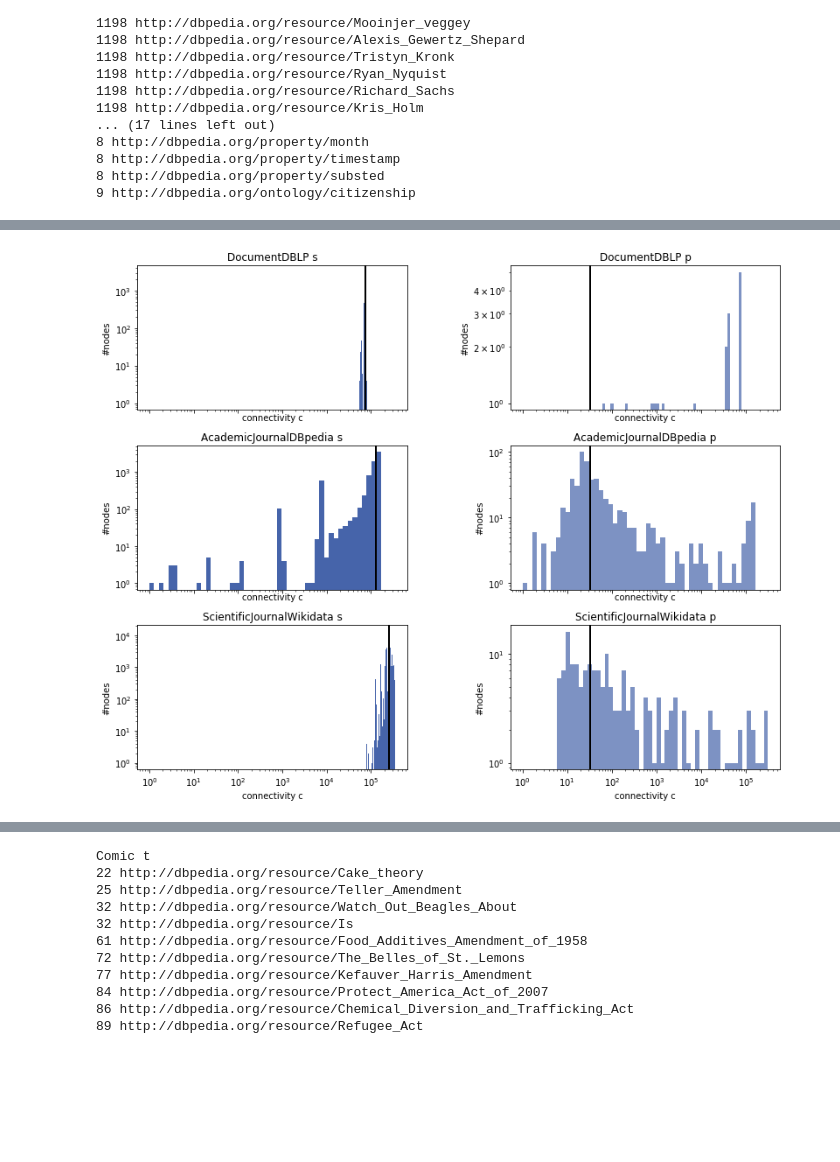
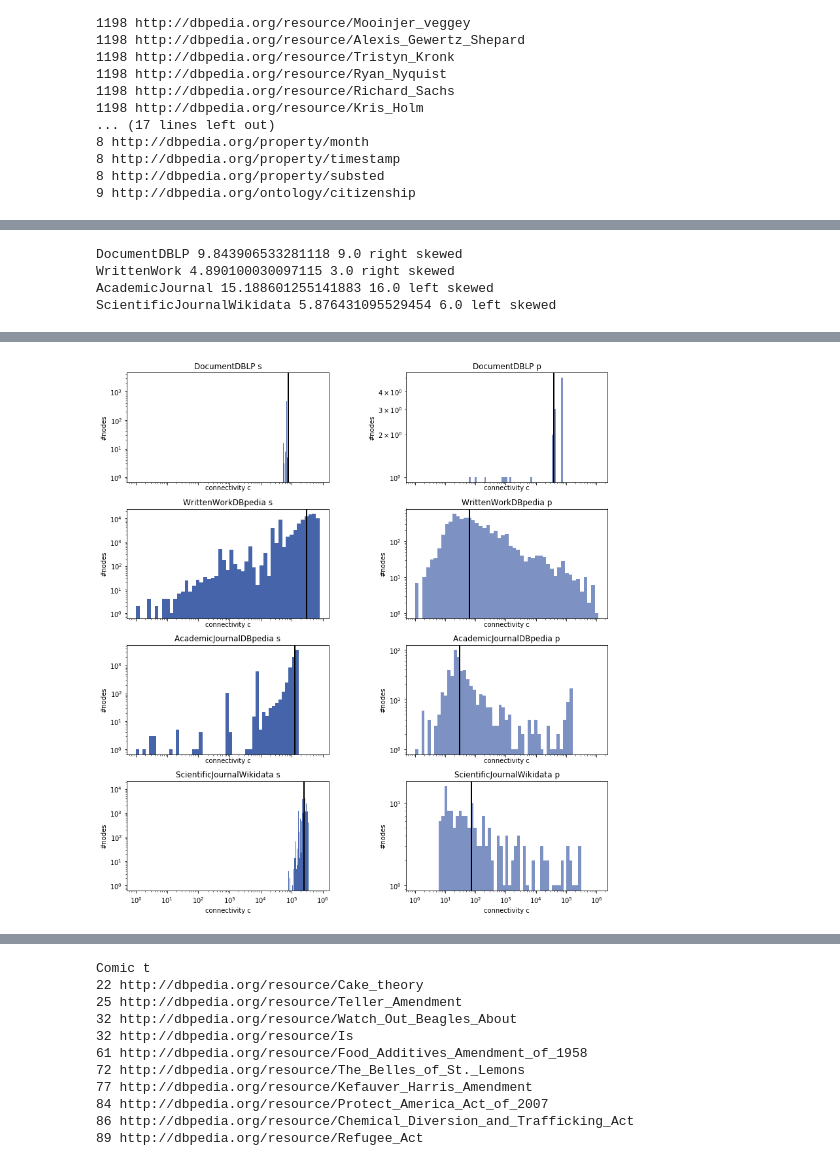
Before and after one commit to davidweisscode/kg-analysis, a Jupyter notebook: plots.ipynb, the cells around one changed output, grey strips where cells are left out. Saved outputs shown, nothing was run; the diff lists cells and outputs as text; code cells hidden in the pictures; blank space fills up the shorter version.

```diff
--- a/plots.ipynb
+++ b/plots.ipynb
@@ -354,20 +403,47 @@ fig.savefig("wdist.png", bbox_inches='tight', dpi=300)
 res_tex = res_disp[["n_t", "n_b", "m_t", "m_b", "w_med_t", "w_med_b", "superclass"]]
 # display(res_tex)
 res_tex.to_latex("table_wdist.tex")
+# %%
+# Mean of weight distributions for subjects
+# If mean > median, distribution is right skewed
+# If mean < median, distribution is left skewed
+res = res_glob
+classes = [
+    "DocumentDBLP",
+    "WrittenWork",
+    "AcademicJournal",
+    "ScientificJournalWikidata",
+]
+for classname in classes:
+    w_mean_t = 0
+    m_t = res.loc[classname]["m_t"]
+    w_med_t = res.loc[classname]["w_med_t"]
+    with open(f"out/{classname}/{classname}.t.w.json", "r") as input_file:
+        wdist = json.load(input_file)
+    for weight, count in wdist.items():
+        w_mean_t += int(weight) * (count / m_t)
+    if w_mean_t > w_med_t:
+        skewness = "right skewed"
+    else:
+        skewness = "left skewed"
+    print(classname, w_mean_t, w_med_t, skewness)
+# %% [output]
+DocumentDBLP 9.843906533281118 9.0 right skewed
+WrittenWork 4.890100030097115 3.0 right skewed
+AcademicJournal 15.188601255141883 16.0 left skewed
+ScientificJournalWikidata 5.876431095529454 6.0 left skewed
 # %%
 # Connectivity histogram of top and bot onemode graphs
 
 res = res_glob
 # Control which classes to analyze. Add or remove rows in res DataFrame
 classes = list(res.index.values)
-# classes = [
-#     "Animal",
-#     "Mammal",
-#     "Horse",
-#     "Plant",
-#     "ClubMoss",
-#     "Fern",
-# ]
+classes = [
+    "DocumentDBLP",
+    "WrittenWork",
+    "AcademicJournal",
+    "ScientificJournalWikidata",
+]
 
 pd.options.display.float_format = '{:,.2f}'.format
 display(res[["n_t", "n_b", "k_t_g", "k_b_g", "c_mean_t", "c_sd_t", "c_mean_b", "c_sd_b", "c_med_t", "c_med_b", "superclass"]])
@@ -390,6 +466,8 @@ for classname in classes:
     axes[row, 0].set_title(classname + " s")
     if classname == "AcademicJournal":
         axes[row, 0].set_title("AcademicJournalDBpedia" + " s")
+    if classname == "WrittenWork":
+        axes[row, 0].set_title("WrittenWorkDBpedia" + " s")
     axes[row, 0].axvline(np.median(c), color='k', linewidth=2)
     axes[row, 0].set_xlabel("connectivity c")
     axes[row, 0].set_ylabel("#nodes")
@@ -409,7 +487,9 @@ for classname in classes:
     axes[row, 1].set_title(classname + " p")
     if classname == "AcademicJournal":
         axes[row, 1].set_title("AcademicJournalDBpedia" + " p")
-    axes[row, 1].axvline(np.median(k), color='k', linewidth=2)
+    if classname == "WrittenWork":
+        axes[row, 1].set_title("WrittenWorkDBpedia" + " p")
+    axes[row, 1].axvline(np.median(c), color='k', linewidth=2)
     axes[row, 1].set_xlabel("connectivity c")
     axes[row, 1].set_ylabel("#nodes")
     hist, bins, _ = axes[row, 1].hist(c, bins=logbins, color=kit_blue_2)
@@ -426,3 +508,3 @@ fig.savefig("cdist.png", bbox_inches='tight', dpi=300)
-[figure, old version]
+[figure, new version]
 # %%
 # Latex table connectivity
```
Also changed, not shown: parts of 8 cells of this notebook.
